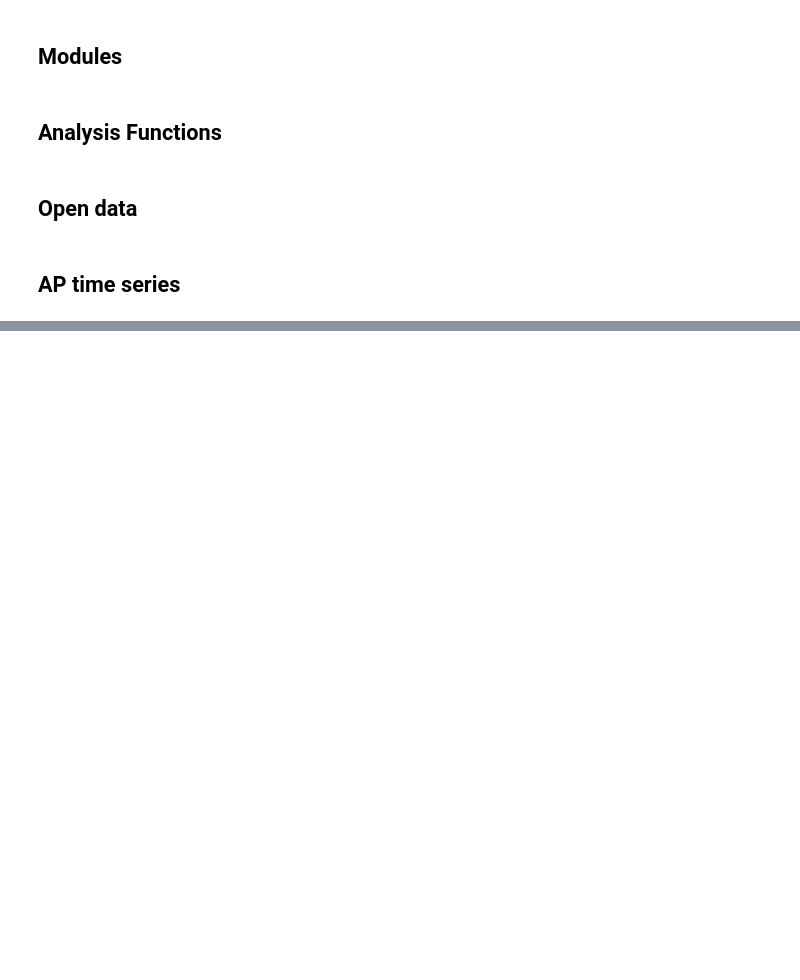
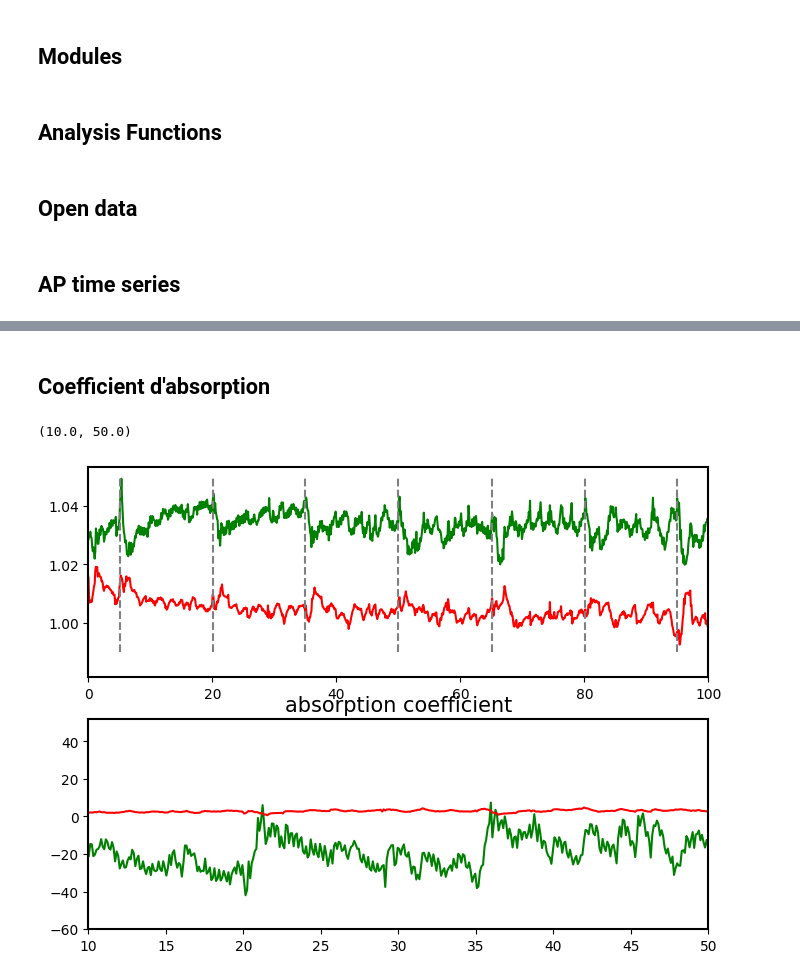
Before and after one commit to Laboratory-of-Vincent-Breton-Provencher/Widefield-Imaging-Acquisition, a Jupyter notebook: analysisPipeline/IOI.ipynb, the cells around one changed output, grey strips where cells are left out. Cells and saved outputs as stored; diff of their text form; code cells hidden in the pictures; blank space fills up the shorter version.

```diff
--- a/analysisPipeline/IOI.ipynb
+++ b/analysisPipeline/IOI.ipynb
@@ -137,0 +218,31 @@ plt.vlines(ts[AP_idx], 300, 360)
+# %% [markdown]
+## Coefficient d'absorption
+# %%
+mu_green = absorptionCoefficientVariation(green/np.mean(green), wavelength=530, dim=1)
+mu_red = absorptionCoefficientVariation(red/np.mean(red), wavelength=625, dim=1)
+
+# mu_green = np.nan_to_num(mu_green, copy=False, nan=0.0, posinf=0.0, neginf=0.0)
+# mu_red = np.nan_to_num(mu_red, copy=False, nan=0.0, posinf=0.0, neginf=0.0)
+# print(np.min(mu_green), np.max(mu_green))
+# print(np.min(mu_red), np.max(mu_red))
+
+fig = plt.figure(figsize=(8, 6))
+ax1 = plt.subplot(2, 1, 1)
+plt.plot(red_t, red/np.mean(red), 'r-')
+plt.plot(green_t, green/np.mean(green)+0.03, 'g-')
+plt.vlines(red_t[AP_idx], 0.99, 1.05, colors='grey', linestyles='--')
+plt.xlim(0, 100)
+# plt.vlines(green_t[AP_idx], np.min(green), np.max(green))
+# plt.xlim(10, 50)
+
+ax2 = plt.subplot(2, 1, 2)
+plt.plot(green_t, mu_green, 'g-')
+plt.plot(red_t, mu_red, 'r-')
+ax2.set_title('absorption coefficient')
+plt.xlim(10, 50)
+# plt.vlines(green_t[AP_idx], np.min(mu_green), np.max(mu_green))
+
+# plt.savefig('absorptioncoeff.png', dpi=600)
+# %% [output]
+(10.0, 50.0)
+[figure, added]
```
Also changed, not shown: parts of 15 cells of this notebook, 15 other files.
